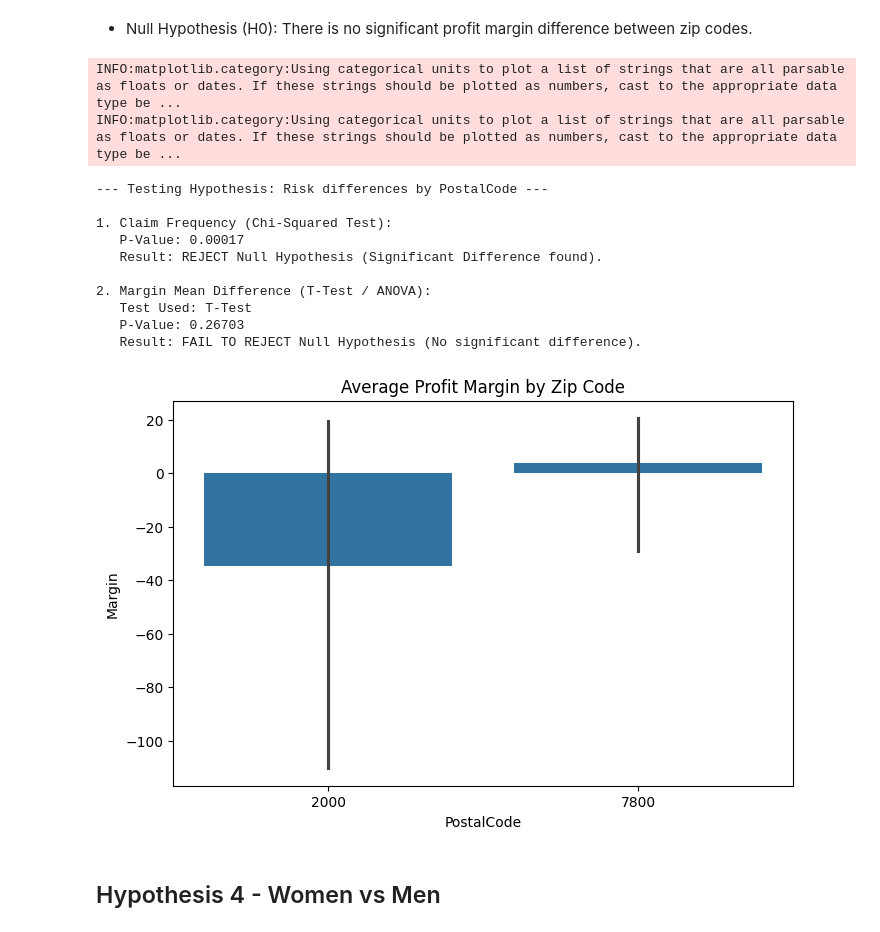
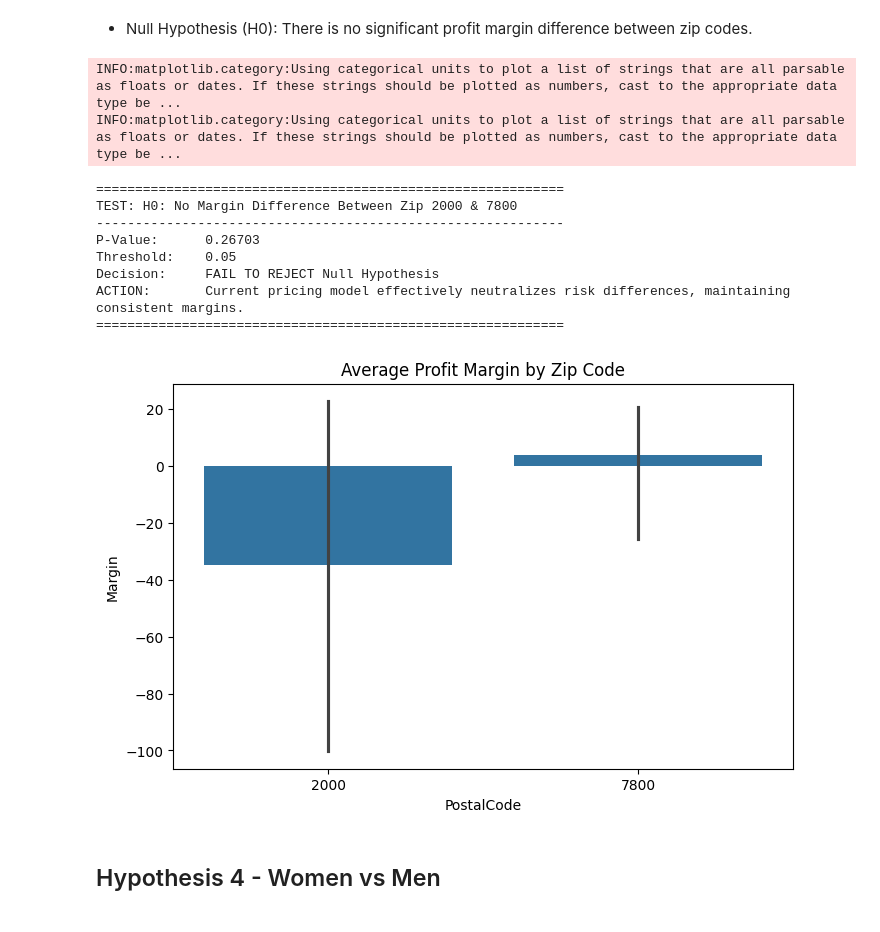
Before and after one commit to binia01/Insurance-Risk-Analysis, a Jupyter notebook: notebooks/03_hypothesis_test.ipynb, the cells around one changed output. Cells and saved outputs as stored; diff of their text form; code cells hidden in the pictures.

Commit message:
refactor: Implement explicit wrapper methods for A/B hypothesis suite with auto-logging decisions"

```diff
--- a/notebooks/03_hypothesis_test.ipynb
+++ b/notebooks/03_hypothesis_test.ipynb
@@ -97,29 +93,27 @@ zip_tester.test_risk_by_group('PostalCode', metric='TotalClaims')
 - Null Hypothesis (H0): There is no significant profit margin difference between zip codes.
 # %%
 # Using the same top 2 zip codes, but testing 'Margin'
-zip_tester.test_risk_by_group('PostalCode', metric='Margin')
-
+# zip_tester.test_risk_by_group('PostalCode', metric='Margin')
+tester.test_zip_margin()
 plot_data = zip_tester.df
 
 # Visualization
 plt.figure(figsize=(8, 5))
 sns.barplot(x='PostalCode', y='Margin', data=plot_data)
 plt.title('Average Profit Margin by Zip Code')
 plt.show()
 # %% [output]
 INFO:matplotlib.category:Using categorical units to plot a list of strings that are all parsable as floats or dates. If these strings should be plotted as numbers, cast to the appropriate data type be ...
 INFO:matplotlib.category:Using categorical units to plot a list of strings that are all parsable as floats or dates. If these strings should be plotted as numbers, cast to the appropriate data type be ...
---- Testing Hypothesis: Risk differences by PostalCode ---
-
-1. Claim Frequency (Chi-Squared Test):
-   P-Value: 0.00017
-   Result: REJECT Null Hypothesis (Significant Difference found).
-
-2. Margin Mean Difference (T-Test / ANOVA):
-   Test Used: T-Test
-   P-Value: 0.26703
-   Result: FAIL TO REJECT Null Hypothesis (No significant difference).
+============================================================
+TEST: H0: No Margin Difference Between Zip 2000 & 7800
+------------------------------------------------------------
+P-Value:      0.26703
+Threshold:    0.05
+Decision:     FAIL TO REJECT Null Hypothesis
+ACTION:       Current pricing model effectively neutralizes risk differences, maintaining consistent margins.
+============================================================
-[figure, old version]
+[figure, new version]
 # %% [markdown]
 ## Hypothesis 4 - Women vs Men
 # %% [markdown]
```
Also changed, not shown: parts of 3 cells of this notebook.
